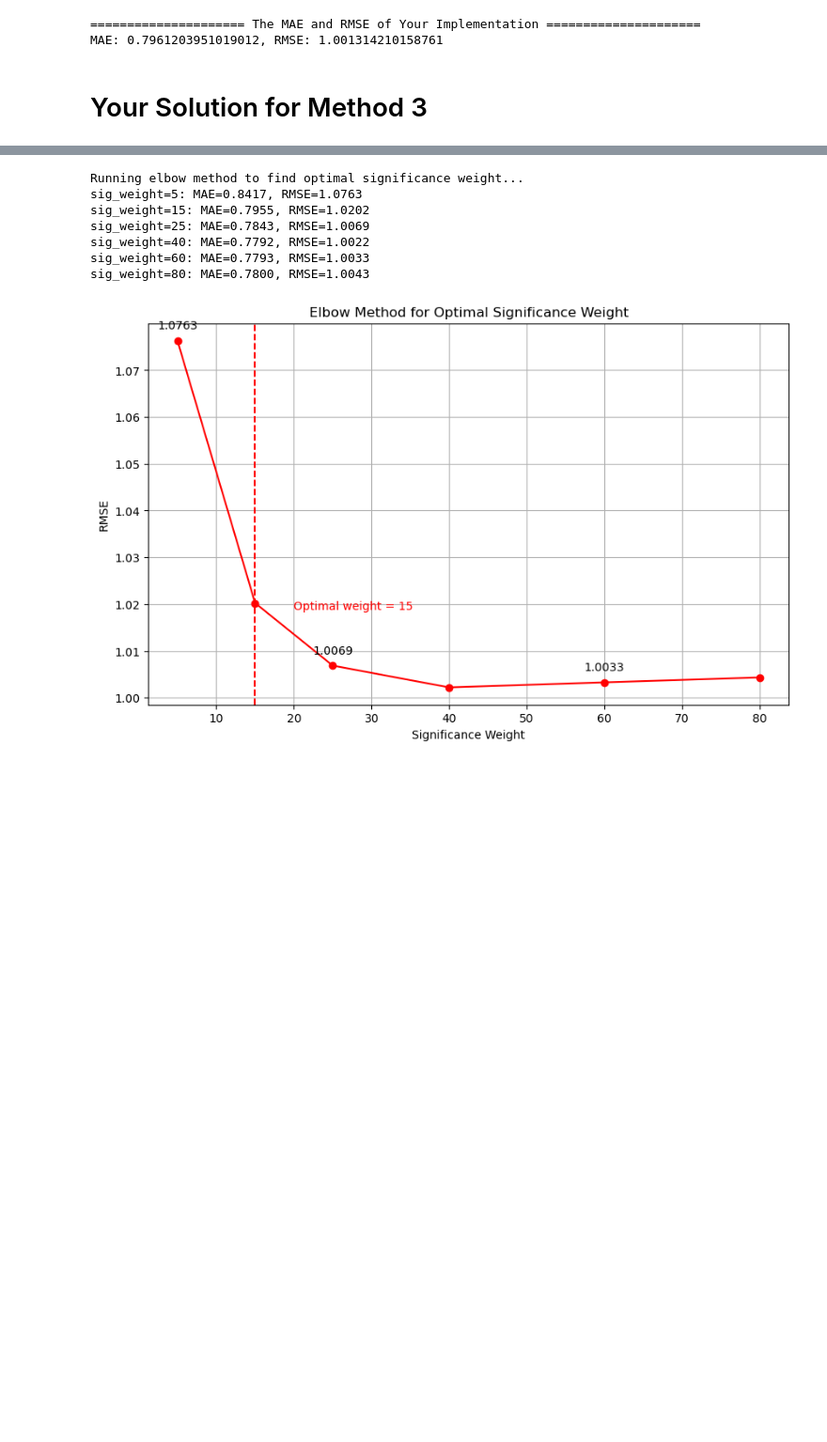
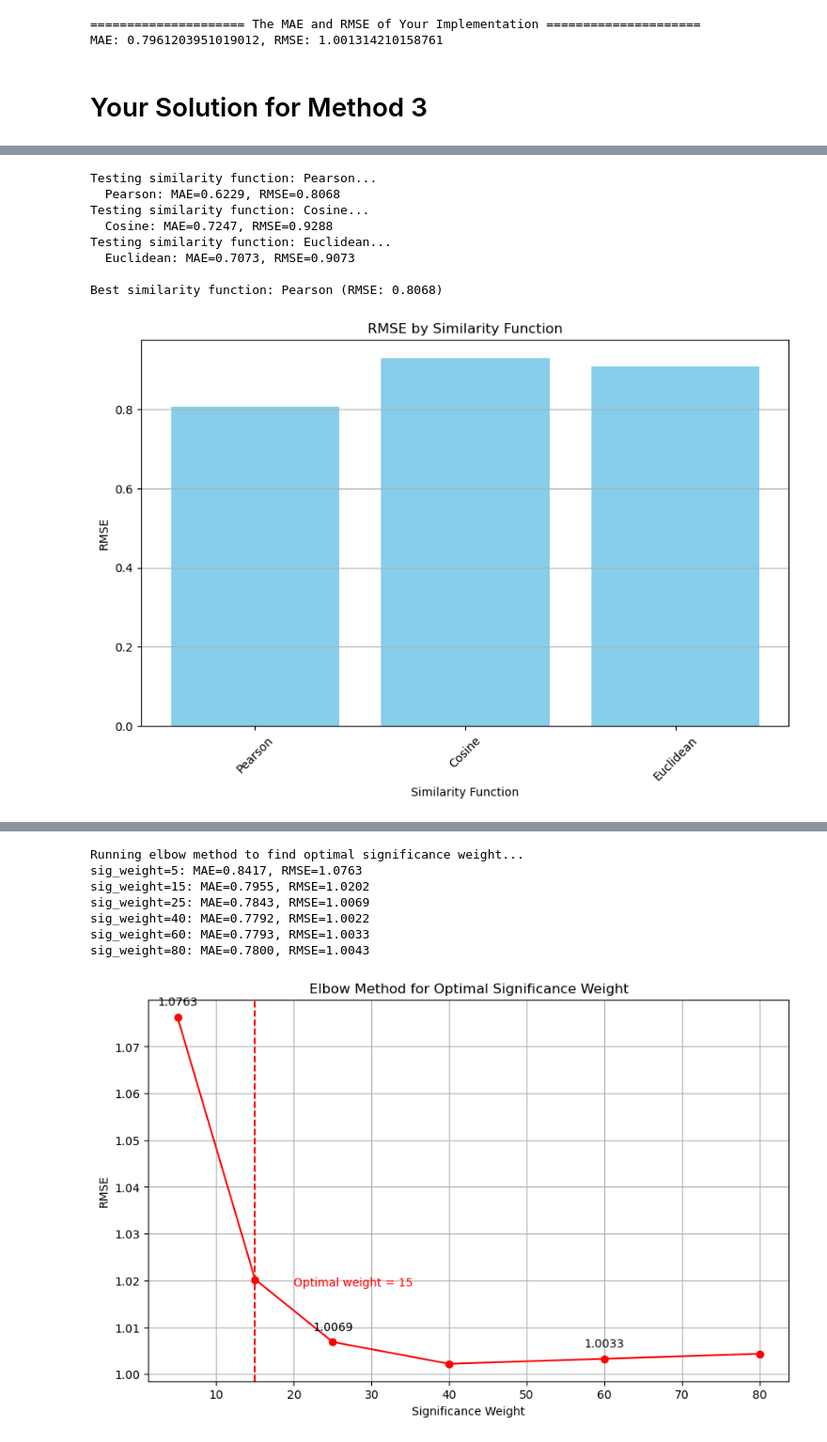
Before and after one commit to HieuTong/collaborative-filtering-movielens, a Jupyter notebook: Assignment3_framework_2025.ipynb, the cells around one changed output, grey strips where cells are left out. Shown at 94% size. Saved outputs shown, nothing was run; the diff lists cells and outputs as text; code cells hidden in the pictures; blank space fills up the shorter version.

```diff
--- a/Assignment3_framework_2025.ipynb
+++ b/Assignment3_framework_2025.ipynb
@@ -439,0 +467,55 @@ Euclidean similarity performs better
+# %%
+# tune the similarity function
+def tuneSimilarityMethod3(train_data, k=30, n_fold=3):
+    """
+    Tune similarity function for Method 3 using cross-validation
+    """
+    # Test different similarity functions with best k
+    similarity_functions = {
+        'Pearson': compute_pearson_similarity,
+        'Cosine': compute_consine_similarity,
+        'Euclidean': compute_euclidean_similarity
+    }
+
+    sim_mae_scores = {}
+    sim_rmse_scores = {}
+    sim_names = []
+
+    for name, sim_func in similarity_functions.items():
+        print(f"Testing similarity function: {name}...")
+        sim_matrix = sim_func(train_data, sig_weight=25)
+        mae, rmse = cross_validate_method_3(train_data, sim_matrix, k=k, n_fold=n_fold)
+        sim_mae_scores[name] = mae
+        sim_rmse_scores[name] = rmse
+        sim_names.append(name)
+        print(f"  {name}: MAE={mae:.4f}, RMSE={rmse:.4f}")
+    # Find best similarity function
+    best_sim_name = min(sim_rmse_scores, key=sim_rmse_scores.get)
+    best_sim_mae = sim_mae_scores[best_sim_name]
+    best_sim_rmse = sim_rmse_scores[best_sim_name]
+    print(f"\nBest similarity function: {best_sim_name} (RMSE: {best_sim_rmse:.4f})")
+
+    # Plot results
+    plt.figure(figsize=(10, 6))
+    plt.bar(sim_names, list(sim_rmse_scores.values()), color='skyblue')
+    plt.xlabel('Similarity Function')
+    plt.ylabel('RMSE')
+    plt.title('RMSE by Similarity Function')
+    plt.xticks(rotation=45)
+    plt.grid(axis='y')
+    plt.savefig('similarity_tuning_results.png')
+    plt.show()
+    return best_sim_name, best_sim_mae, best_sim_rmse
+# %%
+# call the tuning function method 3
+best_similarity, _, _ = tuneSimilarityMethod3(train_ds, k=best_k, n_fold=3)
+# %% [output]
+Testing similarity function: Pearson...
+  Pearson: MAE=0.6229, RMSE=0.8068
+Testing similarity function: Cosine...
+  Cosine: MAE=0.7247, RMSE=0.9288
+Testing similarity function: Euclidean...
+  Euclidean: MAE=0.7073, RMSE=0.9073
+
+Best similarity function: Pearson (RMSE: 0.8068)
+[figure, added]
```
Also changed, not shown: parts of 21 cells of this notebook.
